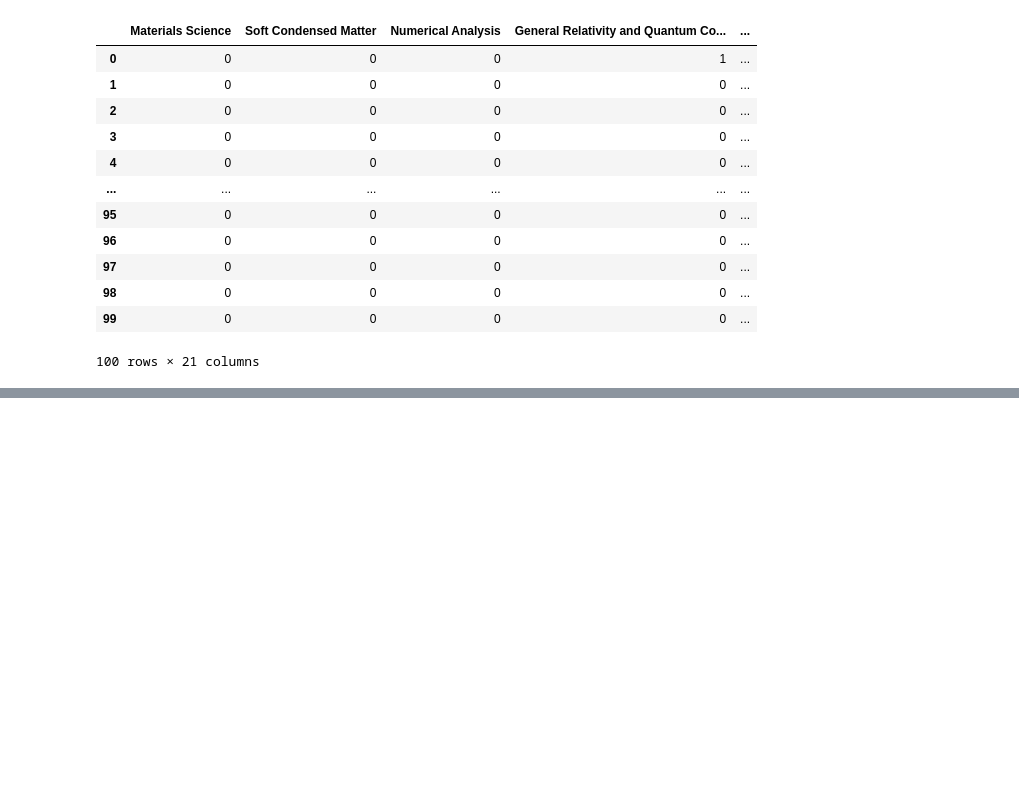
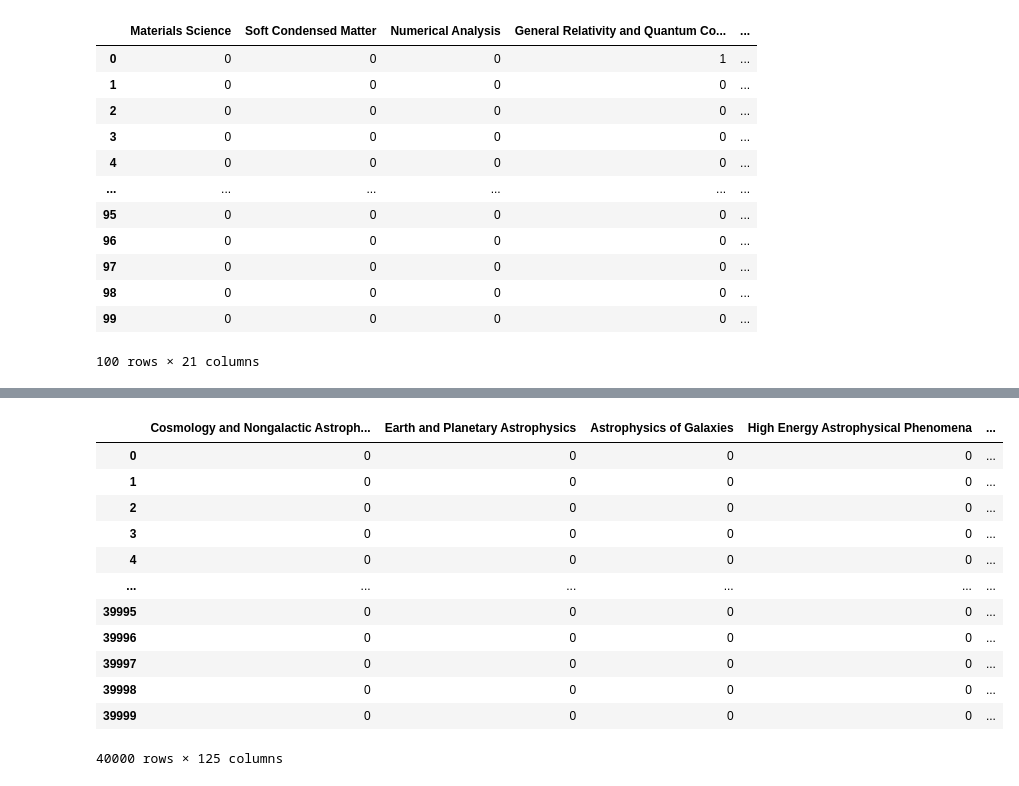
Before and after one commit to Michael-Geis/Fritz, a Jupyter notebook: collection.ipynb, the cells around one changed output, grey strips where cells are left out. Cells and saved outputs as stored; diff of their text form; code cells hidden in the pictures; blank space fills up the shorter version.

Commit message:
got APSP_40, updated req.txt with pyarrow, updated log

```diff
--- a/collection.ipynb
+++ b/collection.ipynb
@@ -751,0 +799,20 @@ NameError: name 'y' is not defined
+# %%
+new = ArXivData()
+new.load_from_query(query="cat:math.AP OR cat:math.SP", max_results=40000)
+new.save_as_feather(path_to_data_dir="./data", dataset_file_name="APSP_40.feather")
+# %%
+new.arxiv_subjects
+# %% [output]
+|  | Cosmology and Nongalactic Astroph... | Earth and Planetary Astrophysics | Astrophysics of Galaxies | High Energy Astrophysical Phenomena | ... |
+| 0 | 0 | 0 | 0 | 0 | ... |
+| 1 | 0 | 0 | 0 | 0 | ... |
+| 2 | 0 | 0 | 0 | 0 | ... |
+| 3 | 0 | 0 | 0 | 0 | ... |
+| 4 | 0 | 0 | 0 | 0 | ... |
+| ... | ... | ... | ... | ... | ... |
+| 39995 | 0 | 0 | 0 | 0 | ... |
+| 39996 | 0 | 0 | 0 | 0 | ... |
+| 39997 | 0 | 0 | 0 | 0 | ... |
+| 39998 | 0 | 0 | 0 | 0 | ... |
+| 39999 | 0 | 0 | 0 | 0 | ... |
+40000 rows × 125 columns
```
Also changed, not shown: parts of 4 cells of this notebook, 2 other files.
